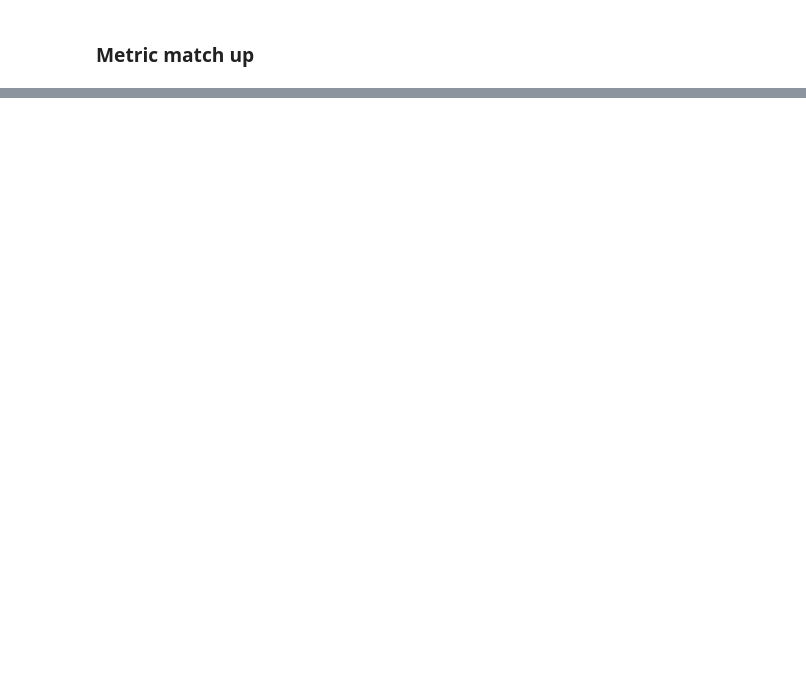
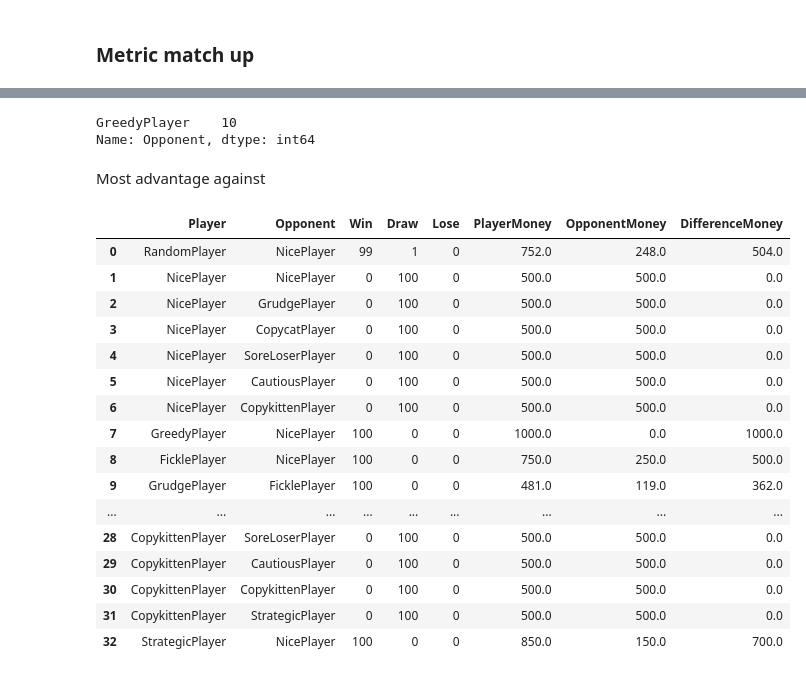
Before and after one commit to binxuankong/game-theory-projects, a Jupyter notebook: SplitOrSteal/Game Analysis.ipynb, the cells around one changed output, grey strips where cells are left out. Drawn from its saved outputs; the diff is of its cells as text; code cells hidden in the pictures; blank space fills up the shorter version.

```diff
--- a/SplitOrSteal/Game Analysis.ipynb
+++ b/SplitOrSteal/Game Analysis.ipynb
@@ -351,0 +636,28 @@ get_metric_matchup(df, 'PlayerMoney', 1)
+# %%
+least_earning['Opponent'].value_counts()
+# %% [output]
+GreedyPlayer    10
+Name: Opponent, dtype: int64
+# %% [markdown]
+Most advantage against
+# %%
+most_advantage = get_metric_matchup(df, 'DifferenceMoney', 1)
+most_advantage
+# %% [output]
+|  | Player | Opponent | Win | Draw | Lose | PlayerMoney | OpponentMoney | DifferenceMoney |
+| 0 | RandomPlayer | NicePlayer | 99 | 1 | 0 | 752.0 | 248.0 | 504.0 |
+| 1 | NicePlayer | NicePlayer | 0 | 100 | 0 | 500.0 | 500.0 | 0.0 |
+| 2 | NicePlayer | GrudgePlayer | 0 | 100 | 0 | 500.0 | 500.0 | 0.0 |
+| 3 | NicePlayer | CopycatPlayer | 0 | 100 | 0 | 500.0 | 500.0 | 0.0 |
+| 4 | NicePlayer | SoreLoserPlayer | 0 | 100 | 0 | 500.0 | 500.0 | 0.0 |
+| 5 | NicePlayer | CautiousPlayer | 0 | 100 | 0 | 500.0 | 500.0 | 0.0 |
+| 6 | NicePlayer | CopykittenPlayer | 0 | 100 | 0 | 500.0 | 500.0 | 0.0 |
+| 7 | GreedyPlayer | NicePlayer | 100 | 0 | 0 | 1000.0 | 0.0 | 1000.0 |
+| 8 | FicklePlayer | NicePlayer | 100 | 0 | 0 | 750.0 | 250.0 | 500.0 |
+| 9 | GrudgePlayer | FicklePlayer | 100 | 0 | 0 | 481.0 | 119.0 | 362.0 |
+| ... | ... | ... | ... | ... | ... | ... | ... | ... |
+| 28 | CopykittenPlayer | SoreLoserPlayer | 0 | 100 | 0 | 500.0 | 500.0 | 0.0 |
+| 29 | CopykittenPlayer | CautiousPlayer | 0 | 100 | 0 | 500.0 | 500.0 | 0.0 |
+| 30 | CopykittenPlayer | CopykittenPlayer | 0 | 100 | 0 | 500.0 | 500.0 | 0.0 |
+| 31 | CopykittenPlayer | StrategicPlayer | 0 | 100 | 0 | 500.0 | 500.0 | 0.0 |
+| 32 | StrategicPlayer | NicePlayer | 100 | 0 | 0 | 850.0 | 150.0 | 700.0 |
```
Also changed, not shown: parts of 30 cells of this notebook.
